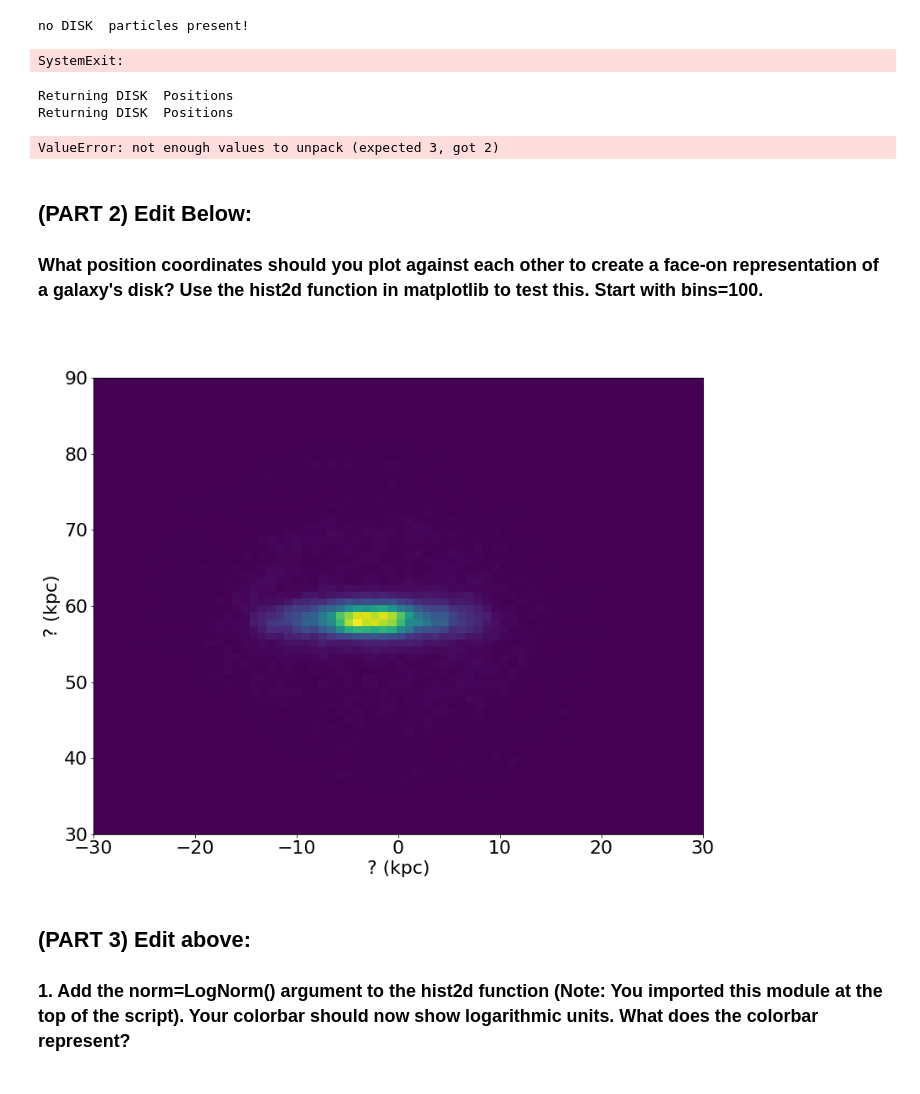
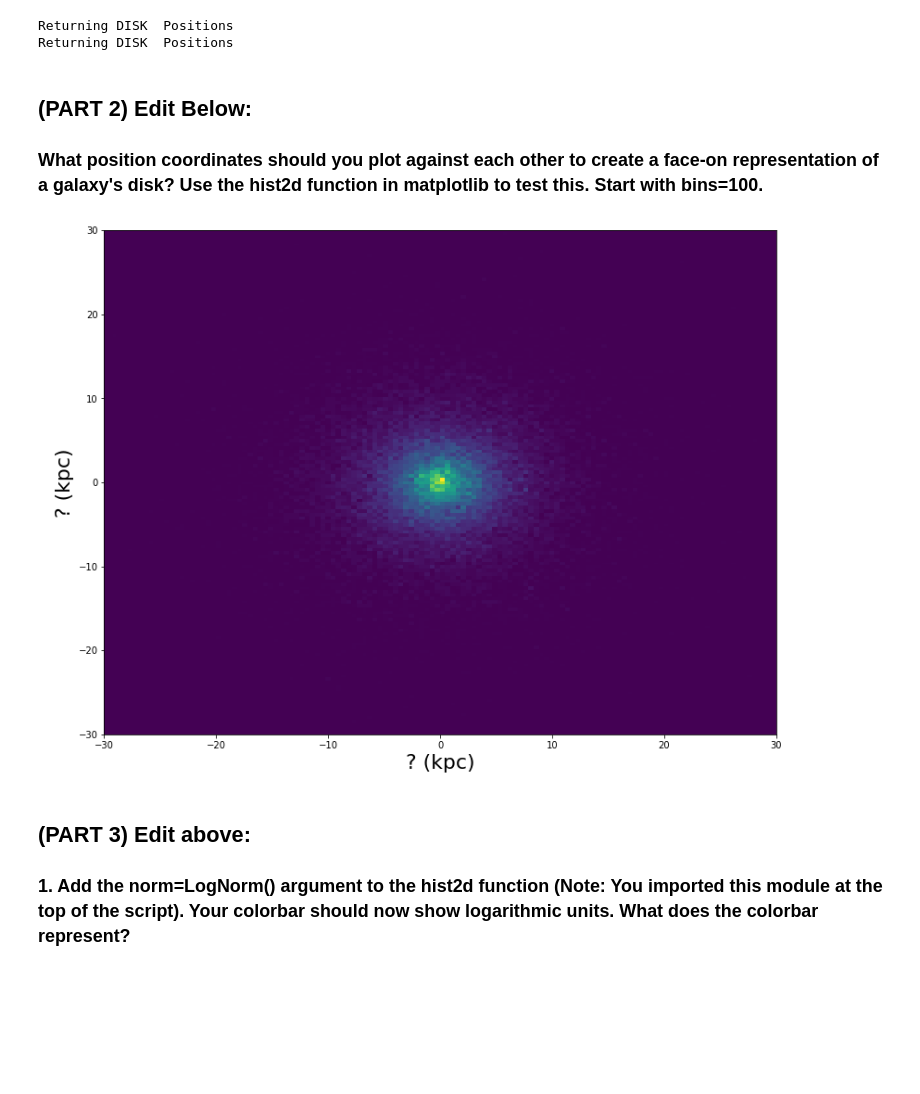
Before and after one commit to Ximena89/and_yet_it_moves, a Jupyter notebook: codigo/Plotting_Template.ipynb, the cells around one changed output. Cells and saved outputs as stored; diff of their text form; code cells hidden in the pictures; blank space fills up the shorter version.

Commit message:
right sim plot

```diff
--- a/codigo/Plotting_Template.ipynb
+++ b/codigo/Plotting_Template.ipynb
@@ -16,43 +16,27 @@ from matplotlib.colors import LogNorm
 
 import pygadgetreader as pyg
 import numpy as num
-# . Pygadget reader ("MW_sim_1M_b0_051")
 
+#  Pygadget reader ("MW_sim_1M_b0_051")
 # Store positions as arrays.   returns a 3D array
 
+pos_disk= pyg.readsnap("../sims/MW_1M_db_010", "pos", "disk")
 
-def pygadgetreader(MW_sim_1M_b0_051):
+def pygadgetreader(MW_1M_db_010):
 
-    pos_disk= pyg.readsnap("../sims/MW_sim_1M_b0_051", "pos", "disk")
+    pos_disk= pyg.readsnap("../sims/MW_1M_db_010", "pos", "disk")
     xpos_disk= pos_disk[:,0]
     x=np.array(xpos_disk)
     ypos_disk= pos_disk[:,1]
     y=np.array(ypos_disk)
-    return x,y
+    zpos_disk= pos_disk[:,2]
+    z=np.array(ypos_disk)
+    return x,y,z
 
-x,y = pygadgetreader("MW_sim_1M_b0_051")
+x,y,z = pygadgetreader("MW_1M_db_010")
 # %% [output]
-no DISK  particles present!
+Returning DISK  Positions
+Returning DISK  Positions
-SystemExit:
-# %%
-pos_disk= pyg.readsnap("../sims/MW_LMC_sim_111", "pos", "disk")
-
-def pygadgetreader(MW_LMC_sim_111):
-
-    pos_disk= pyg.readsnap("../sims/MW_LMC_sim_111", "pos", "disk")
-    xpos_disk= pos_disk[:,0]
-    x=np.array(xpos_disk)
-    ypos_disk= pos_disk[:,1]
-    y=np.array(ypos_disk)
-    zpos_disk= pos_disk[:,2]
-    z=np.array(ypos_disk)
-    return x,y
-
-x,y,z = pygadgetreader("MW_LMC_sim_111")
-# %% [output]
-Returning DISK  Positions
-Returning DISK  Positions
-ValueError: not enough values to unpack (expected 3, got 2)
 # %% [markdown]
 ## (PART 2) Edit Below:
 ### What position coordinates should you plot against each other to create a face-on representation of a galaxy's disk? Use the hist2d function in matplotlib to test this. Start with bins=100.
@@ -65,38 +49,42 @@ import matplotlib.pyplot as plt
 from matplotlib.colors import LogNorm
 %matplotlib inline
 
 fig = plt.figure(figsize=(13,10))
 ax = plt.subplot(111)
 
 #### PLACE FUNCTION HERE ####
 # hist2d(xaxis, yaxis,bins)
 
 
 
-def hist2d(x, y, bins=150):
+def hist2d(x, y, bins=200):
     plt.hist2d(x,y,bins=bins)
 
 
+#LogNorm()
+#plt.colorbar()
 
-#plt.colorbar()
-hist2d(x,y,bins=75)
+
+hist2d(x,y,bins=150)
+
+
 # Add axis labels
 plt.xlabel('? (kpc)', fontsize=22)
 plt.ylabel('? (kpc)', fontsize=22)
 
 #set axis limits
-plt.ylim(30,90)
+plt.ylim(-30,30)
 plt.xlim(-30,30)
 
 #adjust tick label font size
 label_size = 22
 matplotlib.rcParams['xtick.labelsize'] = label_size
 matplotlib.rcParams['ytick.labelsize'] = label_size
 
 # Save to a file
 ax.set_rasterized(True)
 # %% [output]
-[figure, old version]
+[figure, new version]
 # %% [markdown]
 ## (PART 3) Edit above:
 
```
Also changed, not shown: parts of 1 cell of this notebook.
